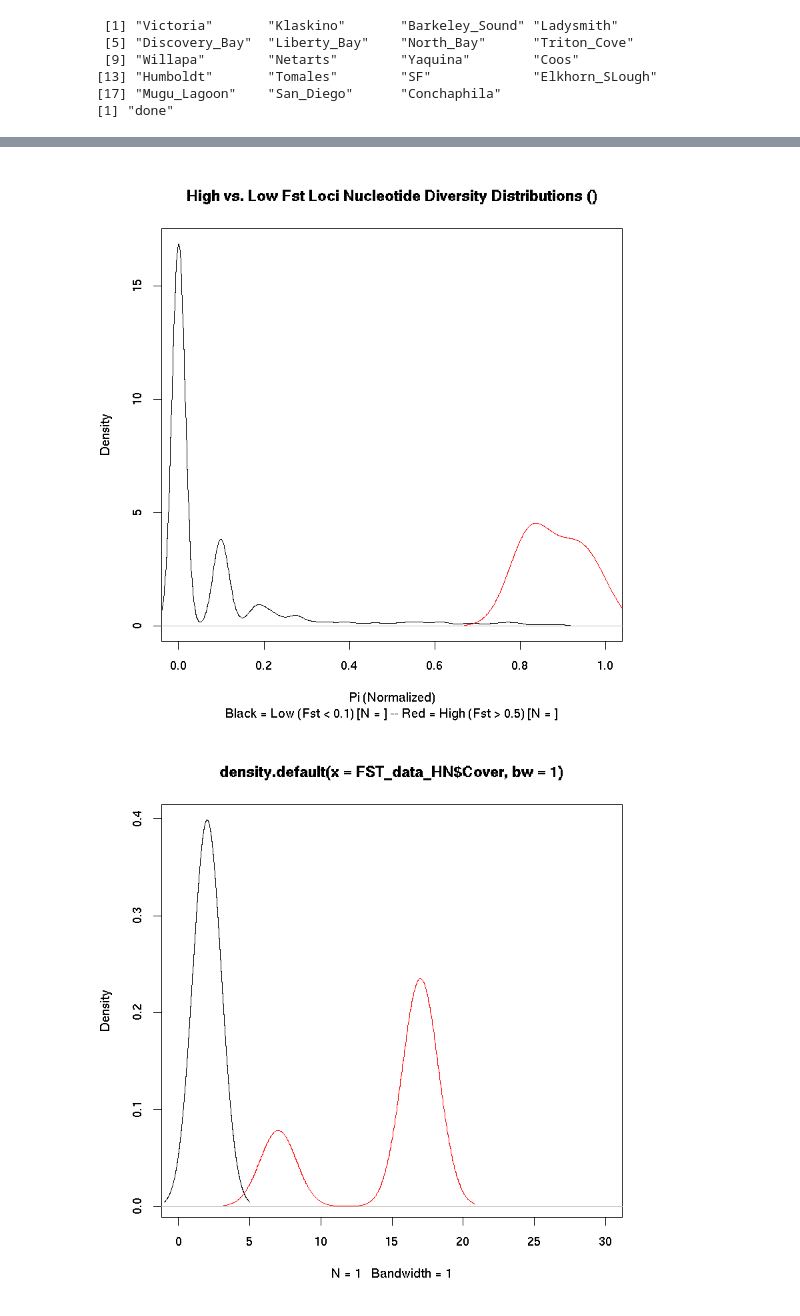
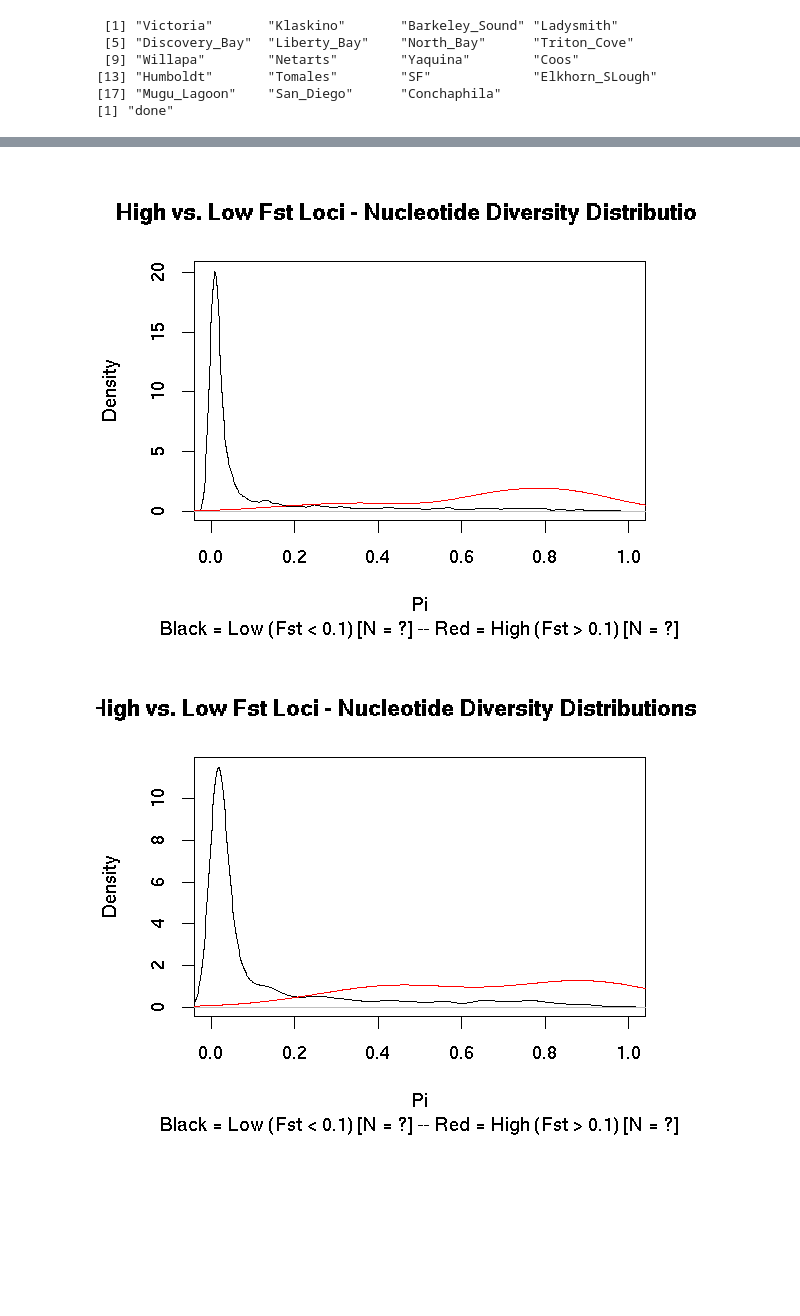
Before and after one commit to ksil91/2016_Notebook, a Jupyter notebook: Exploring_GBS_Data_With_R.ipynb, the cells around one changed output, grey strips where cells are left out. Saved outputs shown, nothing was run; the diff lists cells and outputs as text; code cells hidden in the pictures; blank space fills up the shorter version.

```diff
--- a/Exploring_GBS_Data_With_R.ipynb
+++ b/Exploring_GBS_Data_With_R.ipynb
@@ -331,21 +350,23 @@ for (i in min(cover_test):max(cover_test)){
     name = paste("FST_data_cover_",i, sep = "")
     assign(name,subset(FST_data, cover_test == i))
 }
-#SUBSETS FST DATA INTO GROUPS WITH FST > 0.3
-FST_data_HT = subset(FST_data, F_test > 0.5)
-FST_data_HN = subset(FST_data, F_null > 0.5)
+#SUBSETS FST DATA INTO GROUPS WITH FST > 0.1
+FST_data_HT = subset(FST_data, F_test >= 0.1)
+FST_data_HN = subset(FST_data, F_null >= 0.1)
 
 #SUBSETS FST DATA INTO GROUPS WITH FST < 0.1
 FST_data_LT = subset(FST_data, F_test < 0.1)
 FST_data_LN = subset(FST_data, F_null < 0.1)
 
-#SUBSETS FST DATA INTO GROUPS WITH Pi > 0.5
-Hi_Pi = subset(FST_data, Pi > 0.5)
+#SUBSETS FST DATA INTO GROUPS WITH Pi > 0.8 or < 0.2
+Hi_Pi = subset(FST_data, Pi >= 0.8)
 Lo_Pi = subset(FST_data, Pi < 0.2)
 
 Pi_cat = cut(FST_data$Pi,breaks=10)
 
 #SUBSETS FST DATA TO EXCLUDE SINGLETONS (AC == 1)
 FST_data_AC = subset(FST_data, allele_class > 1)
-FST_data_AC_HT = subset(FST_data_AC, F_test == 1)
+FST_data_AC_HT = subset(FST_data_AC, F_test >0.1)
+Hi_Pi_AC = subset(FST_data_AC, Pi >=0.8)
+Lo_Pi_AC = subset(FST_data_AC, Pi <0.2)
 # %%
@@ -368,12 +399,16 @@ points(FST_data$F_null,FST_data$Cover)
 # %%
+options(repr.plot.width=5,repr.plot.height=4)
 #PLOTS NUCLEOTIDE DIVERSITY FOR HIGH VS. LOW FST LOCI
-plot(density(FST_data_LT$Pi),main="High vs. Low Fst Loci Nucleotide Diversity Distributions ()",xlim = c(0,1),
-     xlab="Pi (Normalized?)",sub="Black = Low (Fst < 0.1) [N = ] -- Red = High (Fst > 0.5) [N = ]")
+plot(density(FST_data_LT$Pi),main="High vs. Low Fst Loci - Nucleotide Diversity Distributions",xlim = c(0,1),
+     xlab="Pi",sub="Black = Low (Fst < 0.1) [N = ?] -- Red = High (Fst > 0.1) [N = ?]")
 lines(density(FST_data_HT$Pi),col=2)
 
-plot(density(FST_data_HN$Cover,bw=1),xlim=c(0,30))
-lines(density(FST_data_HT$Cover),col=2)
+plot(density(FST_data_LN$Pi),main="High vs. Low Fst Loci - Nucleotide Diversity Distributions: Null",xlim = c(0,1),
+     xlab="Pi",sub="Black = Low (Fst < 0.1) [N = ?] -- Red = High (Fst > 0.1) [N = ?]")
+lines(density(FST_data_HN$Pi),col=2)
+#plot(density(FST_data_HN$Cover,bw=1),xlim=c(0,1))
+#lines(density(FST_data_HT$Cover),col=2)
 # %% [output]
-[figure, old version]
+[figure, new version]
-[figure, old version]
+[figure, new version]
 # %%
```
Also changed, not shown: parts of 24 cells of this notebook, 3 other files.
